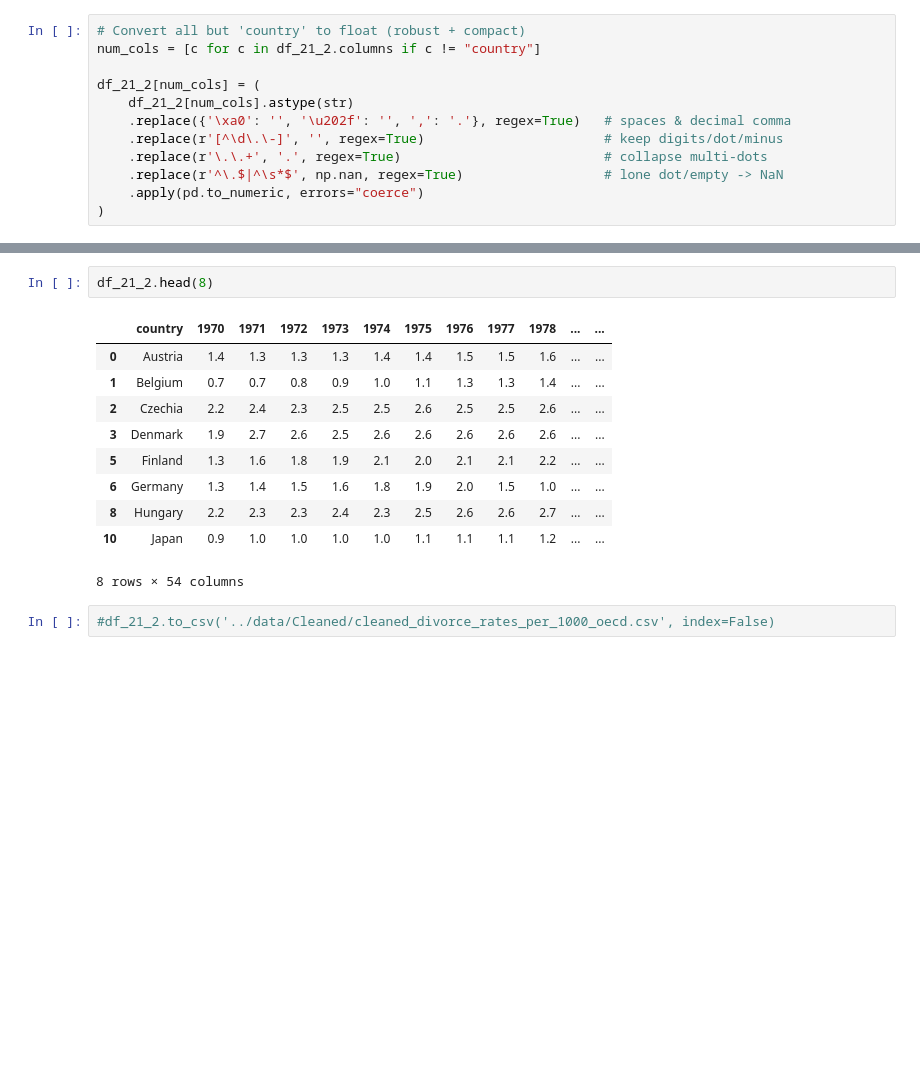
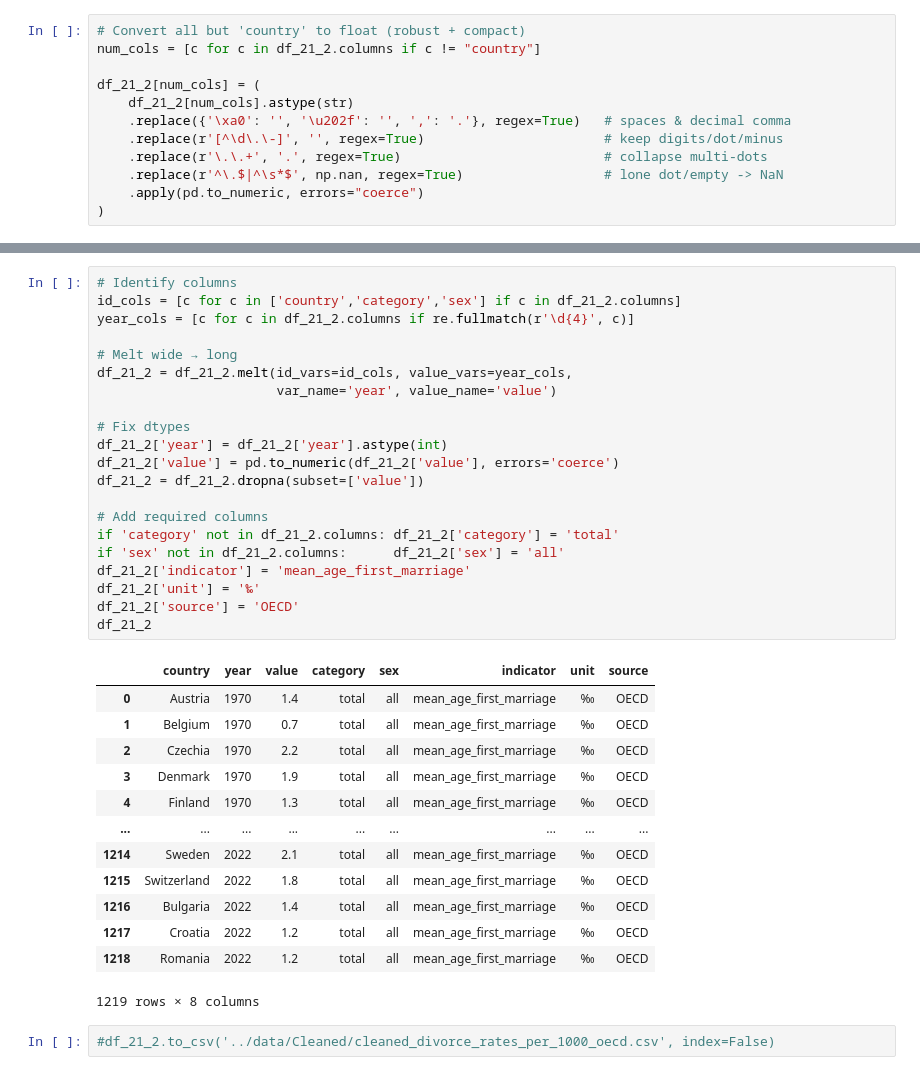
Before and after one commit to YkslB/marriage_statistics, a Jupyter notebook: scripts/Cleaning.ipynb, the cells around one changed output, grey strips where cells are left out. Drawn from its saved outputs; the diff is of its cells as text; blank space fills up the shorter version.

```diff
--- a/scripts/Cleaning.ipynb
+++ b/scripts/Cleaning.ipynb
@@ -2538,18 +2629,40 @@ country    object           0            23
 2021      float64           0            13
 2022      float64           0            14
 # %%
-df_21_2.head(8)
+# Identify columns
+id_cols = [c for c in ['country','category','sex'] if c in df_21_2.columns]
+year_cols = [c for c in df_21_2.columns if re.fullmatch(r'\d{4}', c)]
+
+# Melt wide → long
+df_21_2 = df_21_2.melt(id_vars=id_cols, value_vars=year_cols,
+                       var_name='year', value_name='value')
+
+# Fix dtypes
+df_21_2['year'] = df_21_2['year'].astype(int)
+df_21_2['value'] = pd.to_numeric(df_21_2['value'], errors='coerce')
+df_21_2 = df_21_2.dropna(subset=['value'])
+
+# Add required columns
+if 'category' not in df_21_2.columns: df_21_2['category'] = 'total'
+if 'sex' not in df_21_2.columns:      df_21_2['sex'] = 'all'
+df_21_2['indicator'] = 'mean_age_first_marriage'
+df_21_2['unit'] = '‰'
+df_21_2['source'] = 'OECD'
+df_21_2
 # %% [output]
-|  | country | 1970 | 1971 | 1972 | 1973 | 1974 | 1975 | 1976 | 1977 | 1978 | ... | ... |
-| 0 | Austria | 1.4 | 1.3 | 1.3 | 1.3 | 1.4 | 1.4 | 1.5 | 1.5 | 1.6 | ... | ... |
-| 1 | Belgium | 0.7 | 0.7 | 0.8 | 0.9 | 1.0 | 1.1 | 1.3 | 1.3 | 1.4 | ... | ... |
-| 2 | Czechia | 2.2 | 2.4 | 2.3 | 2.5 | 2.5 | 2.6 | 2.5 | 2.5 | 2.6 | ... | ... |
-| 3 | Denmark | 1.9 | 2.7 | 2.6 | 2.5 | 2.6 | 2.6 | 2.6 | 2.6 | 2.6 | ... | ... |
-| 5 | Finland | 1.3 | 1.6 | 1.8 | 1.9 | 2.1 | 2.0 | 2.1 | 2.1 | 2.2 | ... | ... |
-| 6 | Germany | 1.3 | 1.4 | 1.5 | 1.6 | 1.8 | 1.9 | 2.0 | 1.5 | 1.0 | ... | ... |
-| 8 | Hungary | 2.2 | 2.3 | 2.3 | 2.4 | 2.3 | 2.5 | 2.6 | 2.6 | 2.7 | ... | ... |
-| 10 | Japan | 0.9 | 1.0 | 1.0 | 1.0 | 1.0 | 1.1 | 1.1 | 1.1 | 1.2 | ... | ... |
+|  | country | year | value | category | sex | indicator | unit | source |
+| 0 | Austria | 1970 | 1.4 | total | all | mean_age_first_marriage | ‰ | OECD |
+| 1 | Belgium | 1970 | 0.7 | total | all | mean_age_first_marriage | ‰ | OECD |
+| 2 | Czechia | 1970 | 2.2 | total | all | mean_age_first_marriage | ‰ | OECD |
+| 3 | Denmark | 1970 | 1.9 | total | all | mean_age_first_marriage | ‰ | OECD |
+| 4 | Finland | 1970 | 1.3 | total | all | mean_age_first_marriage | ‰ | OECD |
+| ... | ... | ... | ... | ... | ... | ... | ... | ... |
+| 1214 | Sweden | 2022 | 2.1 | total | all | mean_age_first_marriage | ‰ | OECD |
+| 1215 | Switzerland | 2022 | 1.8 | total | all | mean_age_first_marriage | ‰ | OECD |
+| 1216 | Bulgaria | 2022 | 1.4 | total | all | mean_age_first_marriage | ‰ | OECD |
+| 1217 | Croatia | 2022 | 1.2 | total | all | mean_age_first_marriage | ‰ | OECD |
+| 1218 | Romania | 2022 | 1.2 | total | all | mean_age_first_marriage | ‰ | OECD |
-8 rows × 54 columns
+1219 rows × 8 columns
 # %%
 #df_21_2.to_csv('../data/Cleaned/cleaned_divorce_rates_per_1000_oecd.csv', index=False)
 # %%
```
Also changed, not shown: parts of 83 cells of this notebook, 3 other files.
